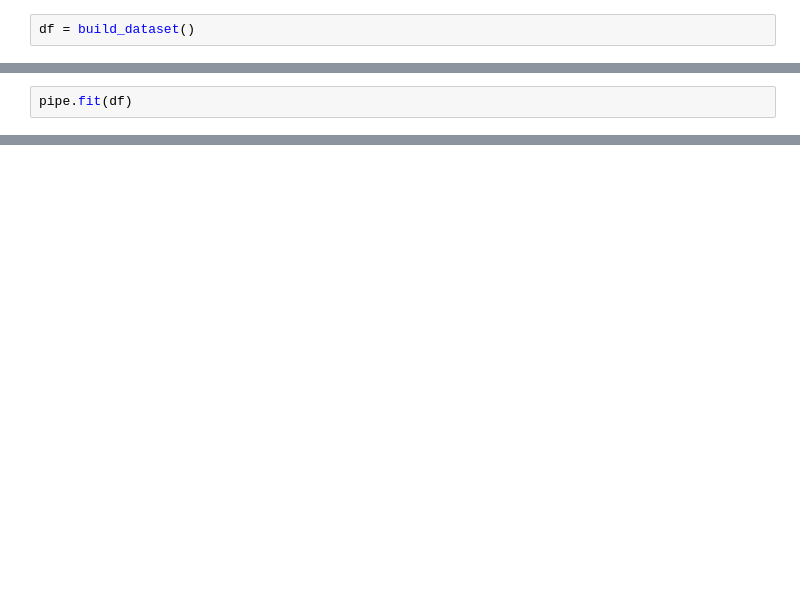
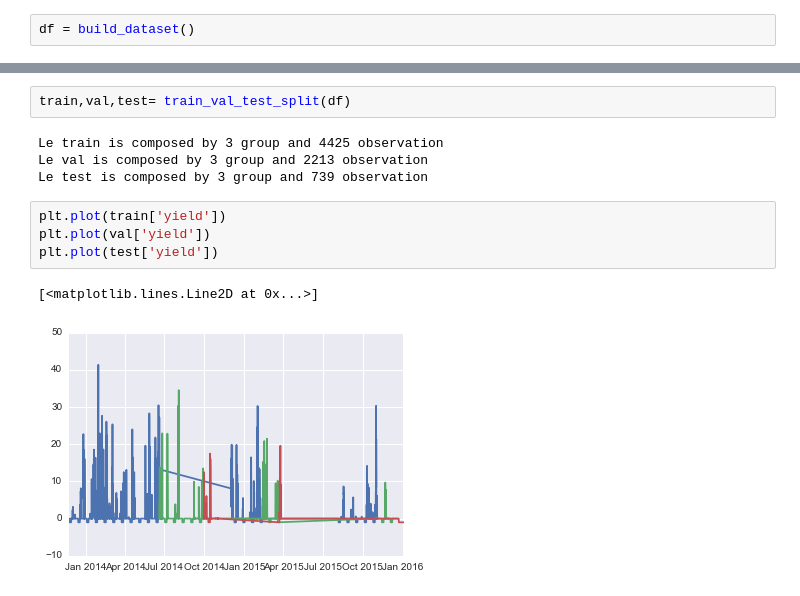
Before and after one commit to cthorey/fognet, a Jupyter notebook: desing_feature.ipynb, the cells around one changed output, grey strips where cells are left out. Cells and saved outputs as stored; diff of their text form; blank space fills up the shorter version.

```diff
--- a/desing_feature.ipynb
+++ b/desing_feature.ipynb
@@ -178,2 +25,0 @@ pipe = build_entire_pipeline(pipe_list,pipe_kwargs,df[['yield']])
-# %%
-pipe.fit(df)
@@ -385,0 +101,13 @@ len(df0),len(df)
+# %%
+train,val,test= train_val_test_split(df)
+# %% [output]
+Le train is composed by 3 group and 4425 observation
+Le val is composed by 3 group and 2213 observation
+Le test is composed by 3 group and 739 observation
+# %%
+plt.plot(train['yield'])
+plt.plot(val['yield'])
+plt.plot(test['yield'])
+# %% [output]
+[<matplotlib.lines.Line2D at 0x...>]
+[figure, added]
```
Also changed, not shown: parts of 48 cells of this notebook, 7 other files.
